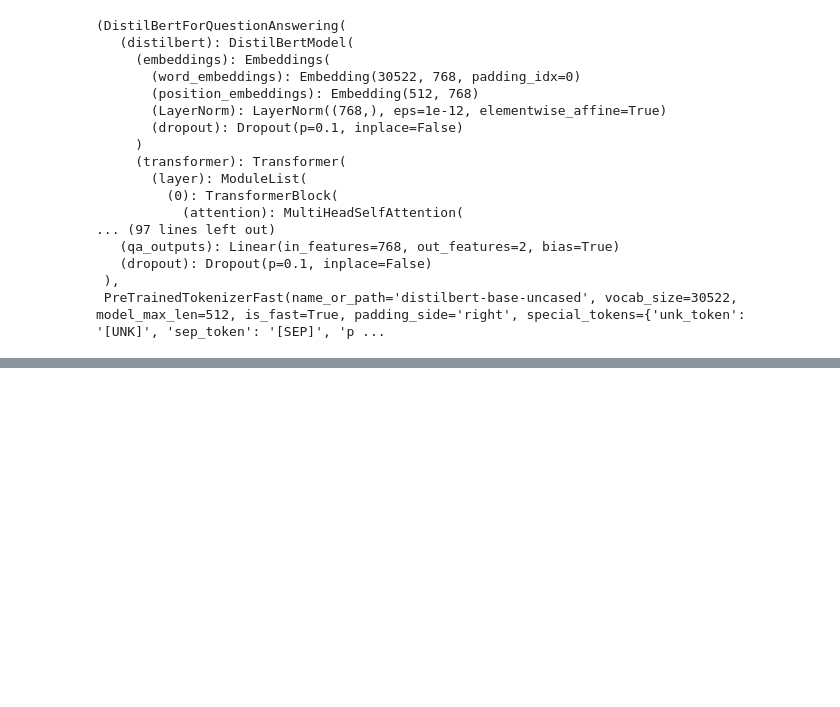
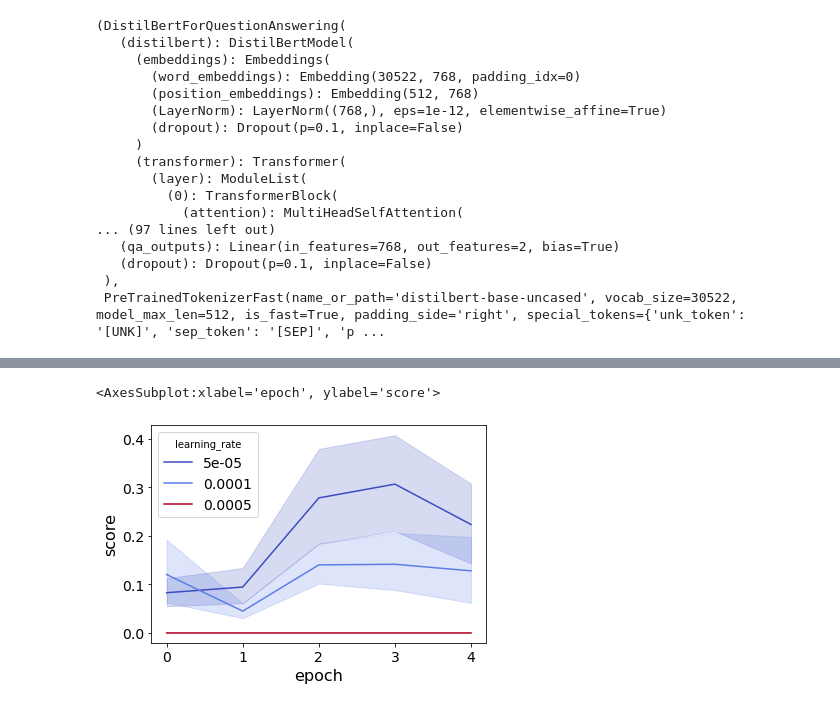
Before and after one commit to NLPaladins/rinehartAnalysis_questionAnswering, a Jupyter notebook: main.ipynb, the cells around one changed output, grey strips where cells are left out. Cells and saved outputs as stored; diff of their text form; code cells hidden in the pictures; blank space fills up the shorter version.

Commit message:
all data generated, ready for submit

```diff
--- a/main.ipynb
+++ b/main.ipynb
@@ -600,0 +659,16 @@ Training
+# %%
+import os
+learning_ratefile5e5 = "5e-05.tsv"
+learning_ratefile1e4 = "0.0001.tsv"
+learning_ratefile5e4 = "0.0005.tsv"
+
+dflist = []
+# %%
+for file in os.listdir():
+    if learning_ratefile5e5 in file or learning_ratefile1e4 in file or learning_ratefile5e4 in file:
+        df = pd.read_csv(file, sep='\t', index_col=0)
+        dflist.append(df)
+# %%
+concatenated = pd.concat(dflist)
+# %%
+concatenated.reset_index(inplace=True)
@@ -600,0 +677,5 @@ Training
+# %%
+sns.lineplot(data=concatenated, x="epoch", y="score", hue='learning_rate', palette='coolwarm')
+# %% [output]
+<AxesSubplot:xlabel='epoch', ylabel='score'>
+[figure, added]
```
Also changed, not shown: parts of 9 cells of this notebook.
